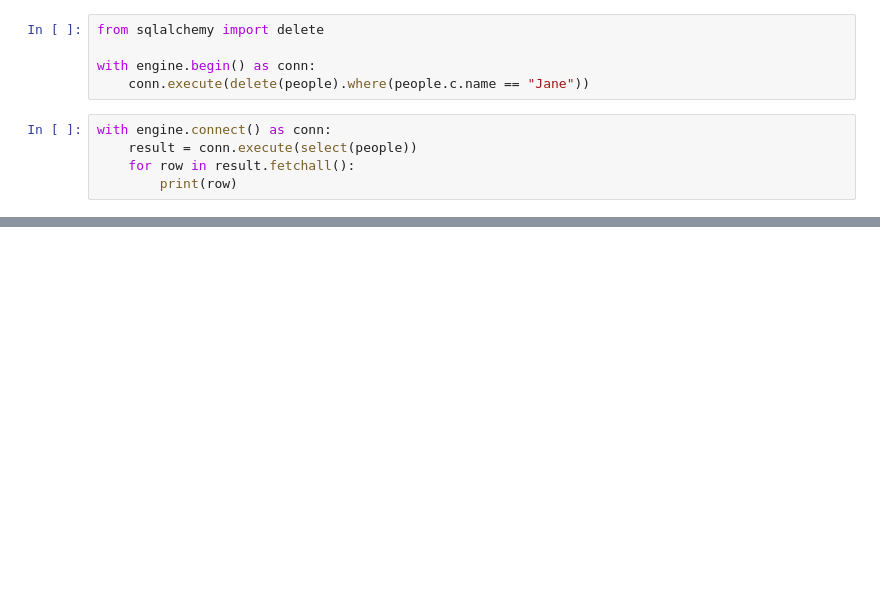
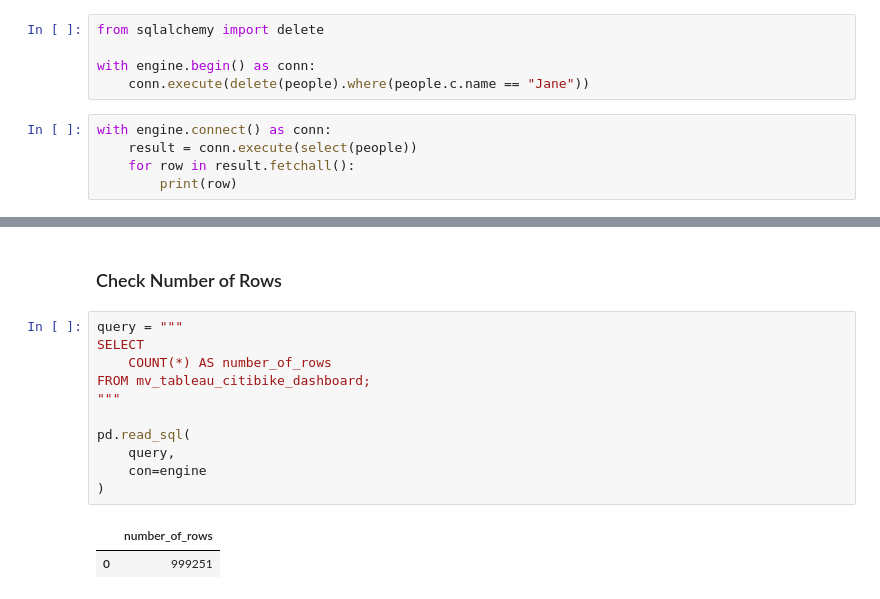
Before and after one commit to VahYavryan/citibike_project, a Jupyter notebook: notebook/06_sqlalchemy_with_citibike.ipynb, the cells around one changed output, grey strips where cells are left out. Cells and saved outputs as stored; diff of their text form; blank space fills up the shorter version.

```diff
--- a/notebook/06_sqlalchemy_with_citibike.ipynb
+++ b/notebook/06_sqlalchemy_with_citibike.ipynb
@@ -809,0 +991,16 @@ with engine.connect() as conn:
+# %% [markdown]
+### Check Number of Rows
+# %%
+query = """
+SELECT
+    COUNT(*) AS number_of_rows
+FROM mv_tableau_citibike_dashboard;
+"""
+
+pd.read_sql(
+    query,
+    con=engine
+)
+# %% [output]
+|  | number_of_rows |
+| 0 | 999251 |
```
Also changed, not shown: parts of 21 cells of this notebook.
